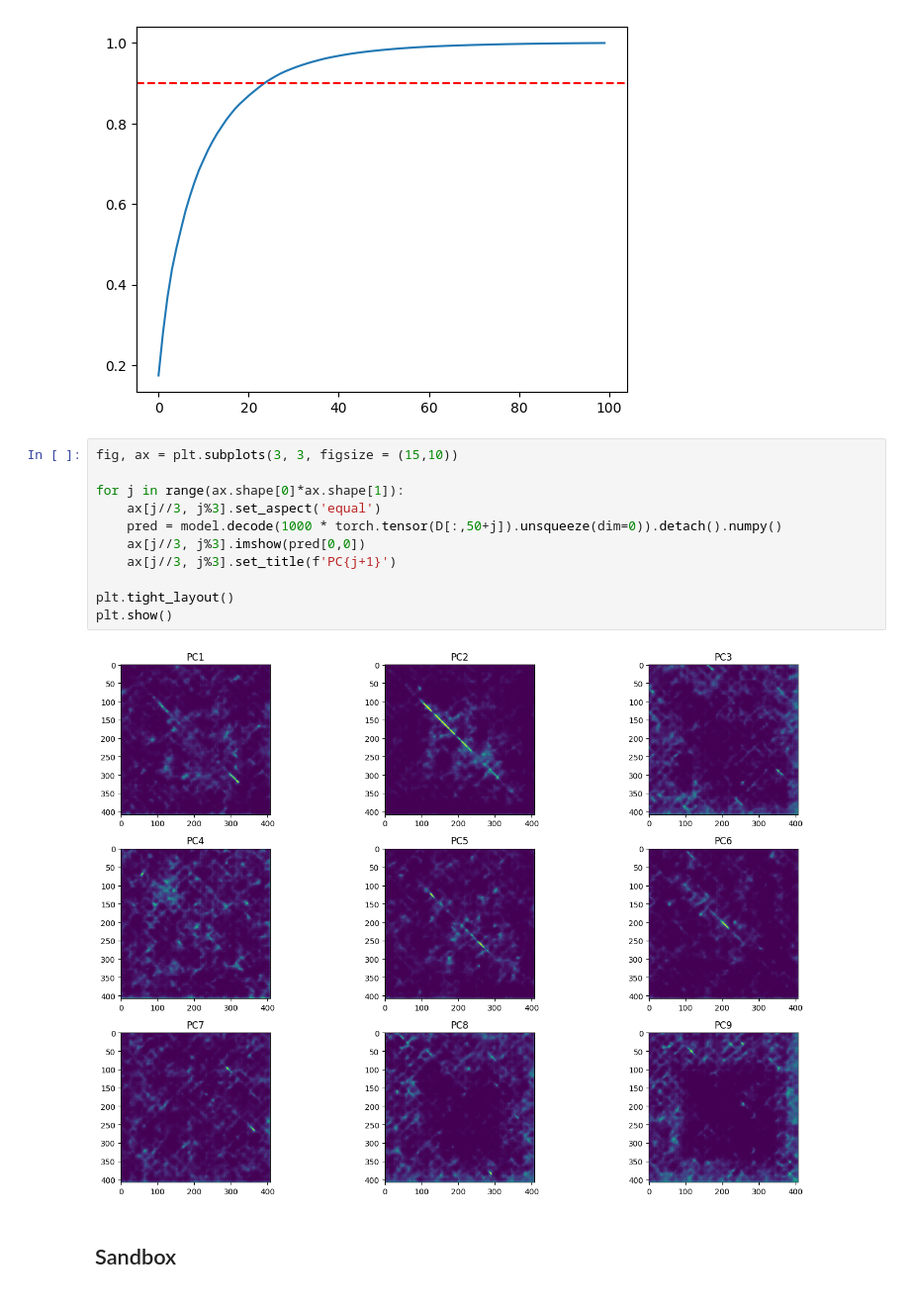
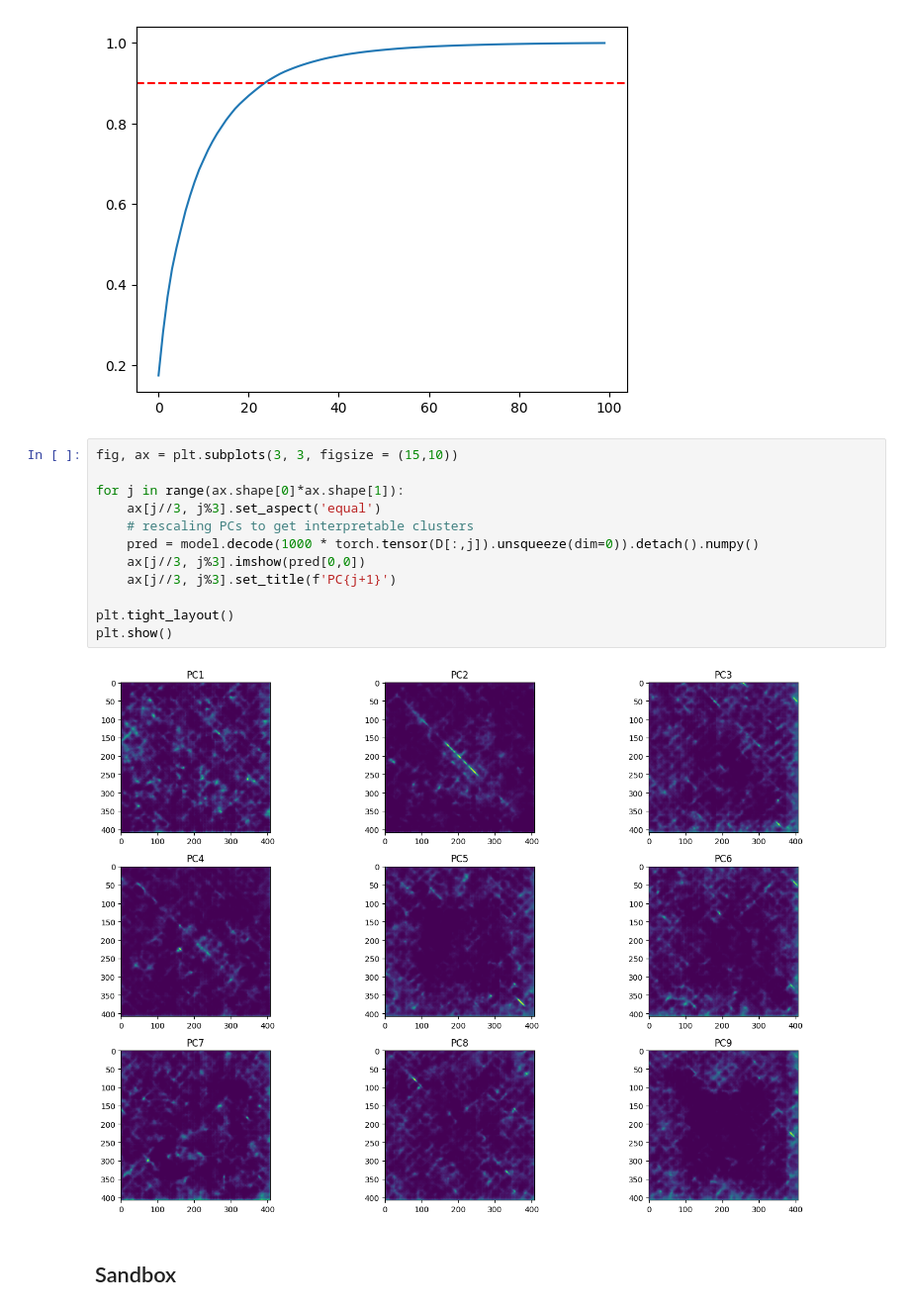
Before and after one commit to Emmanuel-mg/Unsupervised-clustering-of-proteins-using-contact-maps, a Jupyter notebook: reconstruct.ipynb, the cells around one changed output. Shown at 99% size. Cells and saved outputs as stored; diff of their text form.

Commit message:
PCA rescaling

```diff
--- a/reconstruct.ipynb
+++ b/reconstruct.ipynb
@@ -128,16 +128,17 @@ plt.show()
 # %%
 fig, ax = plt.subplots(3, 3, figsize = (15,10))
 
 for j in range(ax.shape[0]*ax.shape[1]):
     ax[j//3, j%3].set_aspect('equal')
-    pred = model.decode(1000 * torch.tensor(D[:,50+j]).unsqueeze(dim=0)).detach().numpy()
+    # rescaling PCs to get interpretable clusters
+    pred = model.decode(1000 * torch.tensor(D[:,j]).unsqueeze(dim=0)).detach().numpy()
     ax[j//3, j%3].imshow(pred[0,0])
     ax[j//3, j%3].set_title(f'PC{j+1}')
 
 plt.tight_layout()
 plt.show()
 # %% [output]
-[figure, old version]
+[figure, new version]
 # %% [markdown]
 ## Sandbox
 # %%
```
